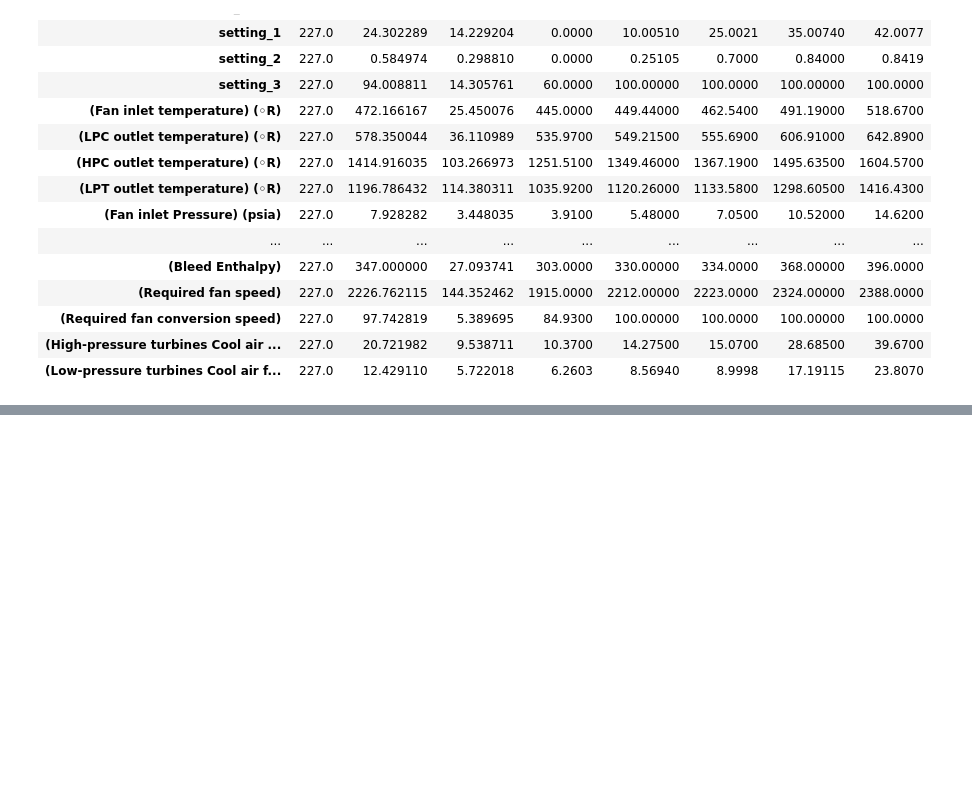
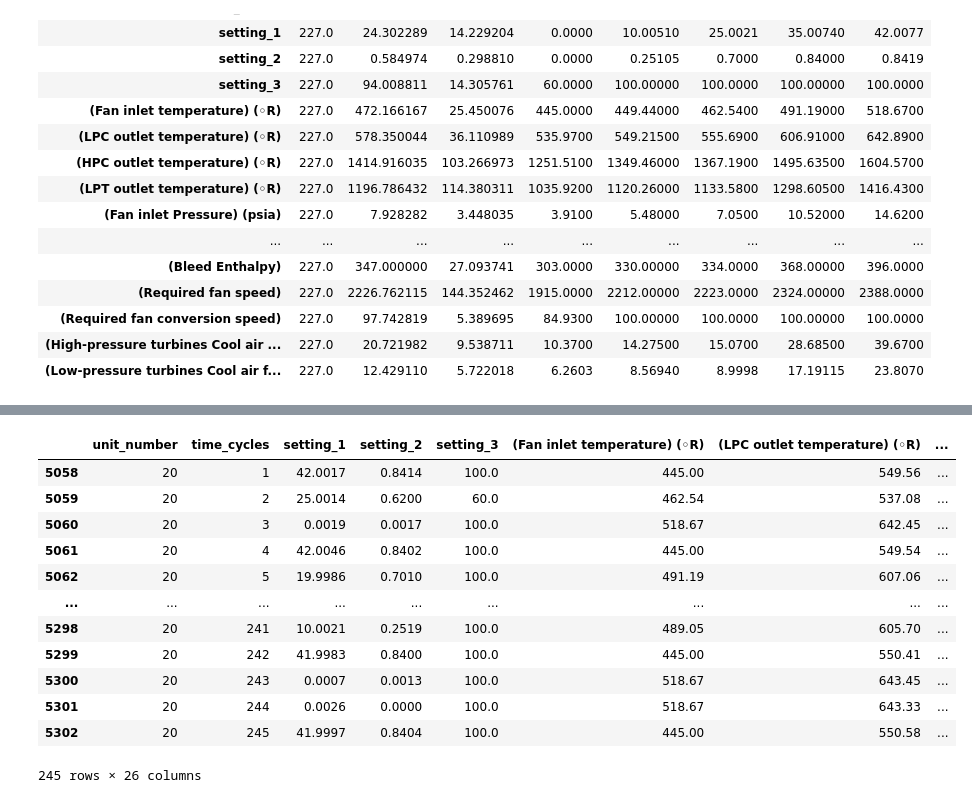
Before and after one commit to yadvendrasinghshekhawat02-design/first-, a Jupyter notebook: fd004_analysis.ipynb, the cells around one changed output, grey strips where cells are left out. Saved outputs shown, nothing was run; the diff lists cells and outputs as text; code cells hidden in the pictures; blank space fills up the shorter version.

```diff
--- a/fd004_analysis.ipynb
+++ b/fd004_analysis.ipynb
@@ -150,0 +154,16 @@ plt.show()
+# %%
+engine_20
+# %% [output]
+|  | unit_number | time_cycles | setting_1 | setting_2 | setting_3 | (Fan inlet temperature) (◦R) | (LPC outlet temperature) (◦R) | ... |
+| 5058 | 20 | 1 | 42.0017 | 0.8414 | 100.0 | 445.00 | 549.56 | ... |
+| 5059 | 20 | 2 | 25.0014 | 0.6200 | 60.0 | 462.54 | 537.08 | ... |
+| 5060 | 20 | 3 | 0.0019 | 0.0017 | 100.0 | 518.67 | 642.45 | ... |
+| 5061 | 20 | 4 | 42.0046 | 0.8402 | 100.0 | 445.00 | 549.54 | ... |
+| 5062 | 20 | 5 | 19.9986 | 0.7010 | 100.0 | 491.19 | 607.06 | ... |
+| ... | ... | ... | ... | ... | ... | ... | ... | ... |
+| 5298 | 20 | 241 | 10.0021 | 0.2519 | 100.0 | 489.05 | 605.70 | ... |
+| 5299 | 20 | 242 | 41.9983 | 0.8400 | 100.0 | 445.00 | 550.41 | ... |
+| 5300 | 20 | 243 | 0.0007 | 0.0013 | 100.0 | 518.67 | 643.45 | ... |
+| 5301 | 20 | 244 | 0.0026 | 0.0000 | 100.0 | 518.67 | 643.33 | ... |
+| 5302 | 20 | 245 | 41.9997 | 0.8404 | 100.0 | 445.00 | 550.58 | ... |
+245 rows × 26 columns
```
Also changed, not shown: parts of 9 cells of this notebook, 1 other file.
